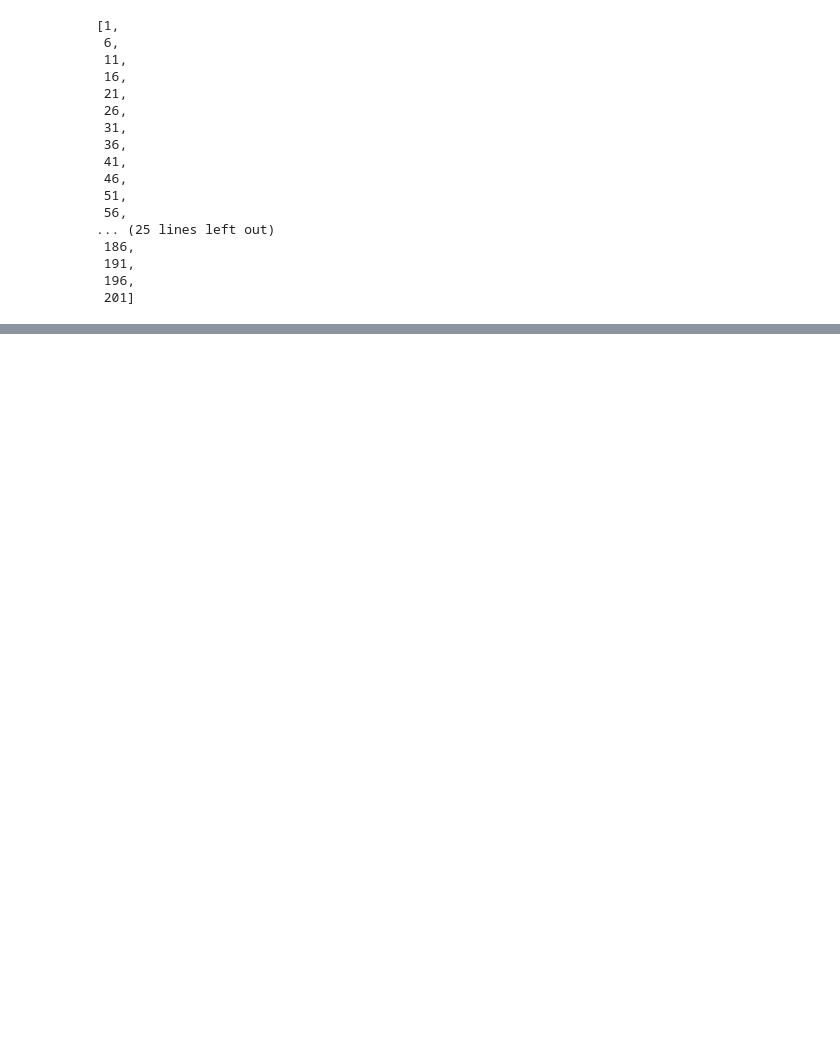
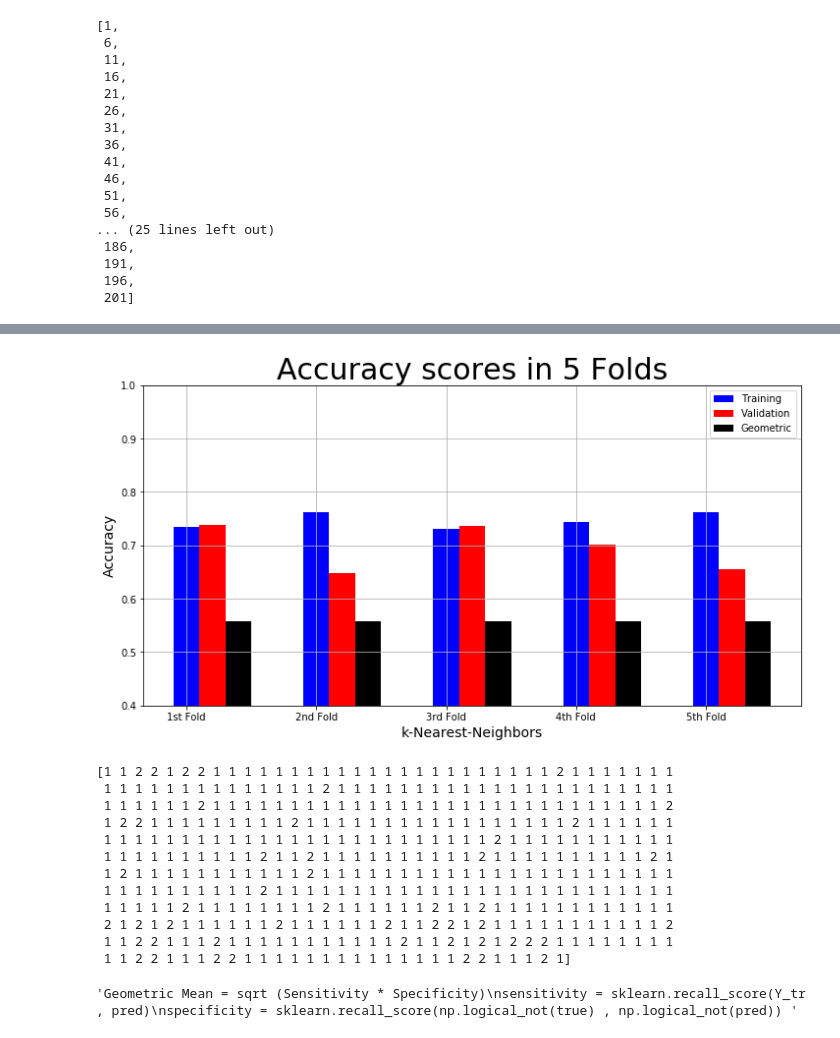
Before and after one commit to Pspetz/Liver_disease_prediction, a Jupyter notebook: Liver_desease.ipynb, the cells around one changed output, grey strips where cells are left out. Saved outputs shown, nothing was run; the diff lists cells and outputs as text; code cells hidden in the pictures; blank space fills up the shorter version.

```diff
--- a/Liver_desease.ipynb
+++ b/Liver_desease.ipynb
@@ -548,0 +530,11 @@ For n_clusters = 15, silhouette score is 0.46813243014990197)
+# %%
+#create new a knn model
+knn2 = KNeighborsClassifier()
+#create a dictionary of all values we want to test for n_neighbors
+param_grid = {"n_neighbors": np.arange(3, 16)}
+#use gridsearch to test all values for n_neighbors
+knn_gscv = GridSearchCV(knn2, param_grid, cv=5)
+#fit model to data
+knn_gscv.fit(X_train_minmax, Y_train)
+
+print(knn_gscv.best_params_,knn_gscv.best_score_)
@@ -548,0 +554,20 @@ For n_clusters = 15, silhouette score is 0.46813243014990197)
+# %%
+#MODEL for k-neigh
+knn_cv = KNeighborsClassifier(n_neighbors=14)
+kf = KFold(n_splits=5)
+
+#decision__result with callback functon
+knn_results= cross_validation(knn_cv, X_train_minmax, Y_train, kf)
+
+#MEAN
+Training_acc=knn_results["Mean Training Accuracy"]
+Validation_Acc=knn_results["Mean Validation Accuracy"]
+
+#PREDICTION ACCURACY WITH X_TEST && Y_TEST
+pred_accuracy=knn_results['Test_accuracy_score']
+pred_accuracy
+#Geometric Mean score
+Geom =knn_results['geometric_mean_score']
+geom_list=[Geom]*5
+
+print(f'TRAINING ACCURACY :{Training_acc}'"\n",f'VALIDATION ACCURACY :{Validation_Acc}'"\n",f'PREDICTION ACCURACY WITH TEST DATA:{pred_accuracy}'"\n",F'GEOMETRIC_MEAN_SCORE:{Geom}'"\n",F'GEOMETRIC_COSTUM_SCORE:{knn_results["geom_costum_score"]}')
@@ -548,0 +594,27 @@ For n_clusters = 15, silhouette score is 0.46813243014990197)
+# %%
+#PLOT K-NEIGH
+model_name = "k-Nearest-Neighbors"
+
+plot_result(model_name,"Accuracy","Accuracy scores in 5 Folds",knn_results["Training Accuracy scores"],knn_results["Validation Accuracy scores"],knn_results['geom_costum_score'])
+
+print(knn_results['Y_pred'])
+# %% [output]
+[figure, added]
+[1 1 2 2 1 2 2 1 1 1 1 1 1 1 1 1 1 1 1 1 1 1 1 1 1 1 1 1 1 2 1 1 1 1 1 1 1
+ 1 1 1 1 1 1 1 1 1 1 1 1 1 1 2 1 1 1 1 1 1 1 1 1 1 1 1 1 1 1 1 1 1 1 1 1 1
+ 1 1 1 1 1 1 2 1 1 1 1 1 1 1 1 1 1 1 1 1 1 1 1 1 1 1 1 1 1 1 1 1 1 1 1 1 2
+ 1 2 2 1 1 1 1 1 1 1 1 1 2 1 1 1 1 1 1 1 1 1 1 1 1 1 1 1 1 1 2 1 1 1 1 1 1
+ 1 1 1 1 1 1 1 1 1 1 1 1 1 1 1 1 1 1 1 1 1 1 1 1 1 2 1 1 1 1 1 1 1 1 1 1 1
+ 1 1 1 1 1 1 1 1 1 1 2 1 1 2 1 1 1 1 1 1 1 1 1 1 2 1 1 1 1 1 1 1 1 1 1 2 1
+ 1 2 1 1 1 1 1 1 1 1 1 1 1 2 1 1 1 1 1 1 1 1 1 1 1 1 1 1 1 1 1 1 1 1 1 1 1
+ 1 1 1 1 1 1 1 1 1 1 2 1 1 1 1 1 1 1 1 1 1 1 1 1 1 1 1 1 1 1 1 1 1 1 1 1 1
+ 1 1 1 1 1 2 1 1 1 1 1 1 1 1 2 1 1 1 1 1 1 2 1 1 2 1 1 1 1 1 1 1 1 1 1 1 1
+ 2 1 2 1 2 1 1 1 1 1 1 2 1 1 1 1 1 1 2 1 1 2 2 1 2 1 1 1 1 1 1 1 1 1 1 1 2
+ 1 1 2 2 1 1 1 2 1 1 1 1 1 1 1 1 1 1 1 2 1 1 2 1 2 1 2 2 2 1 1 1 1 1 1 1 1
+ 1 1 2 2 1 1 1 2 2 1 1 1 1 1 1 1 1 1 1 1 1 1 1 2 2 1 1 1 2 1]
+# %%
+'''Geometric Mean = sqrt (Sensitivity * Specificity)
+sensitivity = sklearn.recall_score(Y_tr , pred)
+specificity = sklearn.recall_score(np.logical_not(true) , np.logical_not(pred)) '''
+# %% [output]
+'Geometric Mean = sqrt (Sensitivity * Specificity)\nsensitivity = sklearn.recall_score(Y_tr , pred)\nspecificity = sklearn.recall_score(np.logical_not(true) , np.logical_not(pred)) '
```
Also changed, not shown: parts of 16 cells of this notebook.
